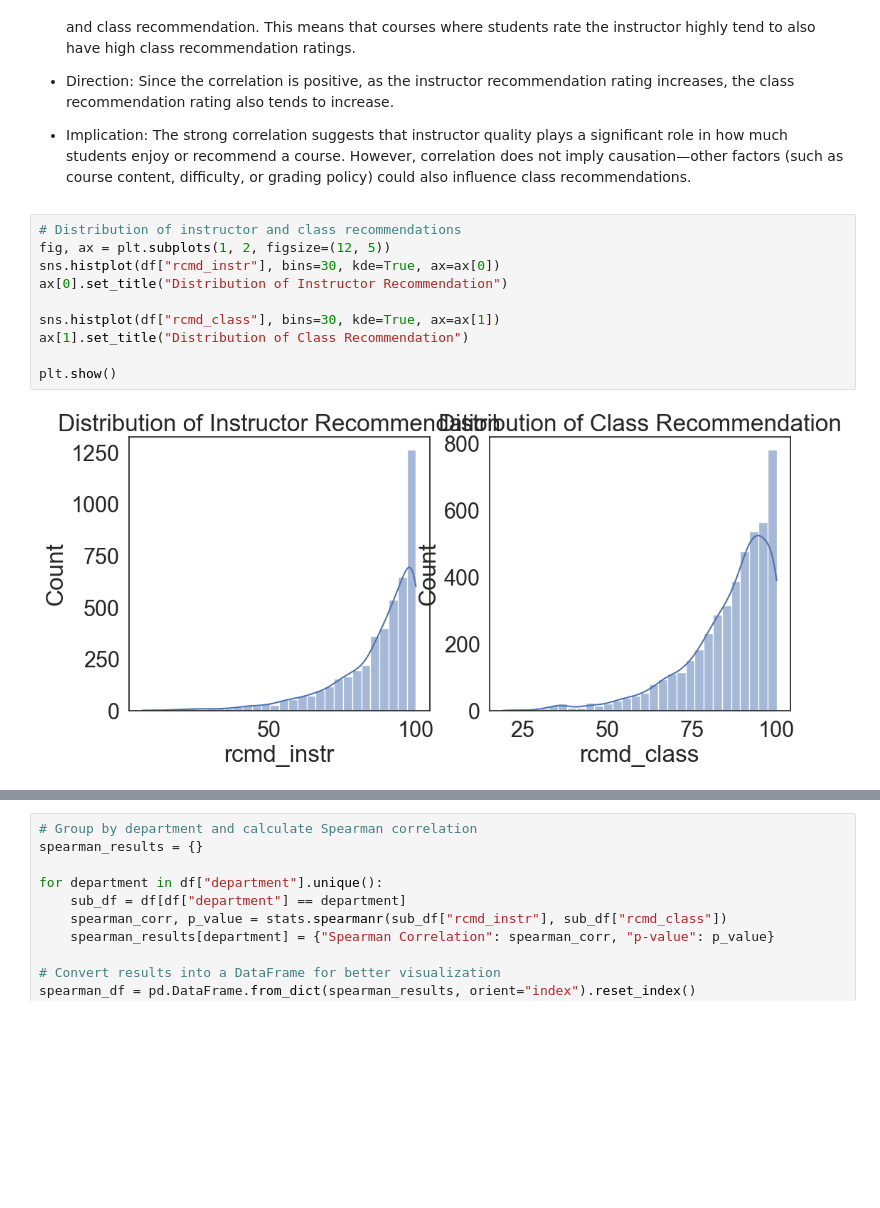
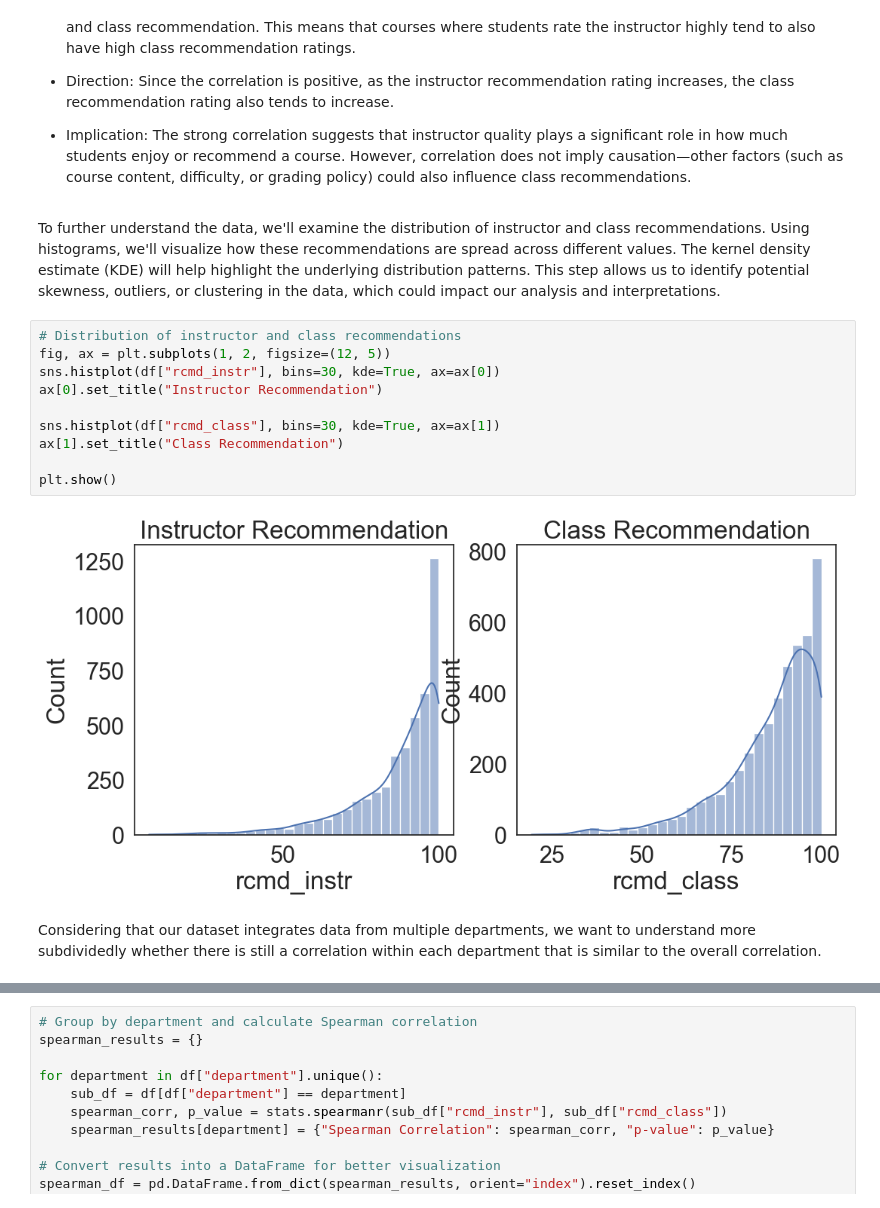
Before and after one commit to qiwen-wen/UCSD-Course-Insights, a Jupyter notebook: FinalProject_Group047_WI25.ipynb, the cells around one changed output, grey strips where cells are left out. Saved outputs shown, nothing was run; the diff lists cells and outputs as text; blank space fills up the shorter version.

```diff
--- a/FinalProject_Group047_WI25.ipynb
+++ b/FinalProject_Group047_WI25.ipynb
@@ -283,18 +284,22 @@ Interpretation of the Correlation Coefficient (0.774):
 - Direction: Since the correlation is positive, as the instructor recommendation rating increases, the class recommendation rating also tends to increase.
 
 - Implication: The strong correlation suggests that instructor quality plays a significant role in how much students enjoy or recommend a course. However, correlation does not imply causation—other factors (such as course content, difficulty, or grading policy) could also influence class recommendations.
+# %% [markdown]
+To further understand the data, we'll examine the distribution of instructor and class recommendations. Using histograms, we'll visualize how these recommendations are spread across different values. The kernel density estimate (KDE) will help highlight the underlying distribution patterns. This step allows us to identify potential skewness, outliers, or clustering in the data, which could impact our analysis and interpretations.
 # %%
 # Distribution of instructor and class recommendations
 fig, ax = plt.subplots(1, 2, figsize=(12, 5))
 sns.histplot(df["rcmd_instr"], bins=30, kde=True, ax=ax[0])
-ax[0].set_title("Distribution of Instructor Recommendation")
+ax[0].set_title("Instructor Recommendation")
 
 sns.histplot(df["rcmd_class"], bins=30, kde=True, ax=ax[1])
-ax[1].set_title("Distribution of Class Recommendation")
+ax[1].set_title("Class Recommendation")
 
 plt.show()
 # %% [output]
-[figure, old version]
+[figure, new version]
+# %% [markdown]
+Considering that our dataset integrates data from multiple departments, we want to understand more subdividedly whether there is still a correlation within each department that is similar to the overall correlation.
 # %%
 # Convert data to long format for easier plotting
 df_melted = df.melt(id_vars=["department"], value_vars=["rcmd_class", "rcmd_instr"],
```
Also changed, not shown: parts of 11 cells of this notebook.
